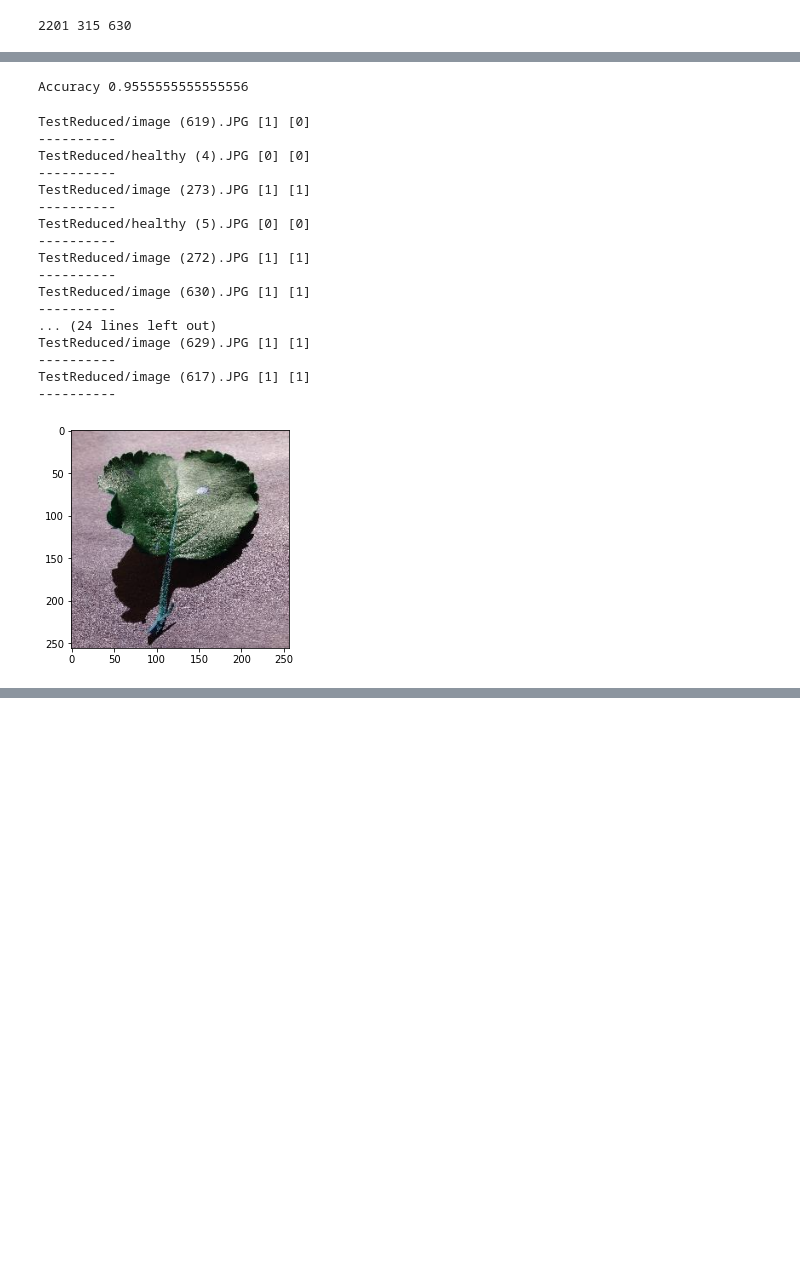
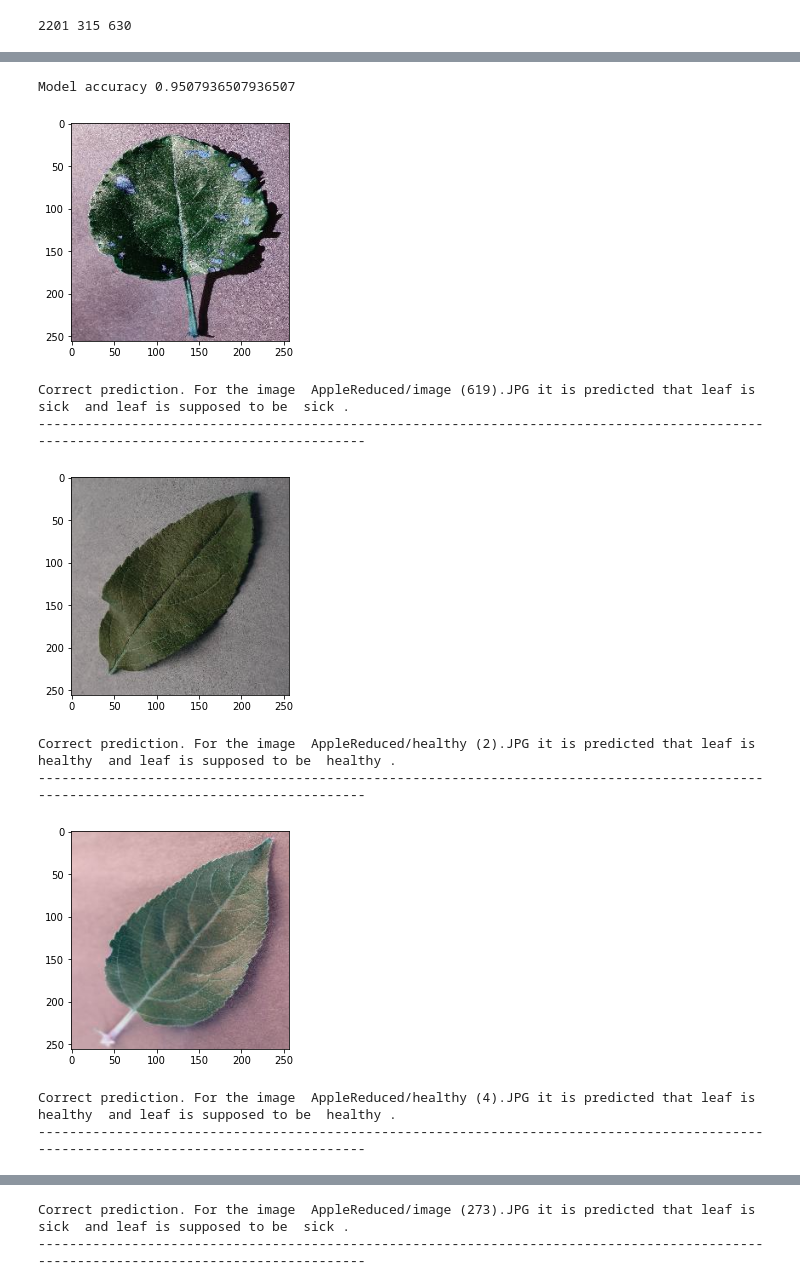
Before and after one commit to SimKico/Leaf-healt, a Jupyter notebook: svm_classification.ipynb, the cells around one changed output, grey strips where cells are left out. Drawn from its saved outputs; the diff is of its cells as text; code cells hidden in the pictures; blank space fills up the shorter version.

```diff
--- a/svm_classification.ipynb
+++ b/svm_classification.ipynb
@@ -92,22 +88,19 @@ from sklearn.model_selection import GridSearchCV
 # %%
 # training model with different hyperparameters
 
-svm_model = svm.SVC()
-
+svm_model = svm.SVC(C=1, kernel='linear')
 svm_model.fit(X_train, y_train)
 predictions = svm_model.predict(X_val)
 
-
-svm_model2 = svm.SVC(C=1, kernel='linear')
+svm_model2 = svm.SVC(C=100, kernel='linear')
 svm_model2.fit(X_train, y_train)
 predictions2 = svm_model2.predict(X_val)
 
-
-svm_model3 = svm.SVC(C=10, gamma=0.5, kernel='rbf')
+svm_model3 = svm.SVC(C=10, gamma=0.001, kernel='rbf')
 svm_model3.fit(X_train, y_train)
 predictions3 = svm_model3.predict(X_val)
 
-print("Val accuracy, no hyperparameters -->" , metrics.accuracy_score(y_val, predictions))
-print("Val accuracy, C=1, kernel=linear -->" , metrics.accuracy_score(y_val, predictions2))
-print("Val accuracy C=10, gamma=0.5, kernel=rbf -->" , metrics.accuracy_score(y_val, predictions3))
+print("Val accuracy, C=1, kernel=linear -->" , metrics.accuracy_score(y_val, predictions))
+print("Val accuracy, C=10, kernel=linear -->" , metrics.accuracy_score(y_val, predictions2))
+print("Val accuracy C=100, gamma=0.001, kernel=rbf -->" , metrics.accuracy_score(y_val, predictions3))
 # %% [output]
@@ -180,9 +173,9 @@ Val accuracy  0.9714285714285714
 # %%
 grid_predictions = grid.predict(X_test)
 # %%
-print("Accuracy" , metrics.accuracy_score(y_test, grid_predictions))
+print("Model accuracy" , metrics.accuracy_score(y_test, grid_predictions))
 # %% [output]
-Accuracy 0.9555555555555556
+Model accuracy 0.9507936507936507
 # %%
 def get_leaf_features(photo):
   fixed_size = tuple((256, 256))
@@ -200,6 +193,7 @@ def get_leaf_features(photo):
   ret_otsu,im_bw_otsu = cv2.threshold(blur,0,255,cv2.THRESH_BINARY_INV+cv2.THRESH_OTSU)
   kernel = np.ones((50,50),np.uint8)
   closing = cv2.morphologyEx(im_bw_otsu, cv2.MORPH_CLOSE, kernel)
+
 
   final_img = img
 
@@ -224,55 +218,48 @@ def get_leaf_features(photo):
   textures = mahotas.features.haralick(gs)
   ht_mean = textures.mean(axis=0)
   contrast = ht_mean[1]
   correlation = ht_mean[2]
   inverse_diff_moments = ht_mean[4]
   entropy = ht_mean[8]
   #write in csv
 
   vector = [red_mean,green_mean,blue_mean,red_std,green_std,blue_std,\
             contrast,correlation,inverse_diff_moments,entropy ]
   df_temp = pd.DataFrame([vector],columns=names)
   df = df.append(df_temp)
   return df
 
-path = "TestReduced"
+path = "AppleReduced"
 files = os.listdir(path)
 
 for file in files:
     photo = os.path.join(path,file)
     #print(photo)
     leaf_features = get_leaf_features(photo)
     X= sc_X.transform(leaf_features)
     if "healthy" not in photo:
       y = [1]
     else:
       y = [0];
 
     y_pred = grid.predict(X)
-    print(photo, y, y_pred)
 
-    if(y != y_pred):
-      img = cv2.imread(photo)
-      plt.imshow(img)
+    img = cv2.imread(photo)
+    plt.imshow(img)
+    plt.show()
 
-    #print("Accuracy" , metrics.accuracy_score(y, y_pred ), y , y_pred)
-    print("----------")
+    real = "healthy" if y == [0] else "sick"
+    predicted = "healthy" if y_pred == [0] else "sick"
+    isCorrect = "Correct prediction." if metrics.accuracy_score(y, y_pred) == 1.0 else "Incorrect prediction."
+    print(isCorrect,"For the image " ,photo, "it is predicted that leaf is ",predicted," and leaf is supposed to be ",real,".")
+    print("---------------------------------------------------------------------------------------------------------------------------------------")
 # %% [output]
+[figure, new version]
-TestReduced/image (619).JPG [1] [0]
-----------
-TestReduced/healthy (4).JPG [0] [0]
-----------
-TestReduced/image (273).JPG [1] [1]
-----------
-TestReduced/healthy (5).JPG [0] [0]
-----------
-TestReduced/image (272).JPG [1] [1]
-----------
-TestReduced/image (630).JPG [1] [1]
-----------
-... (24 lines left out)
-TestReduced/image (629).JPG [1] [1]
-----------
-TestReduced/image (617).JPG [1] [1]
-----------
+Correct prediction. For the image  AppleReduced/image (619).JPG it is predicted that leaf is  sick  and leaf is supposed to be  sick .
+---------------------------------------------------------------------------------------------------------------------------------------
-[figure, old version]
+[figure, added]
+Correct prediction. For the image  AppleReduced/healthy (2).JPG it is predicted that leaf is  healthy  and leaf is supposed to be  healthy .
+---------------------------------------------------------------------------------------------------------------------------------------
+[figure, added]
+Correct prediction. For the image  AppleReduced/healthy (4).JPG it is predicted that leaf is  healthy  and leaf is supposed to be  healthy .
+---------------------------------------------------------------------------------------------------------------------------------------
@@ -278,0 +267,2 @@ TestReduced/image (617).JPG [1] [1]
+Correct prediction. For the image  AppleReduced/image (273).JPG it is predicted that leaf is  sick  and leaf is supposed to be  sick .
+---------------------------------------------------------------------------------------------------------------------------------------
```
Also changed, not shown: parts of 12 cells of this notebook.
